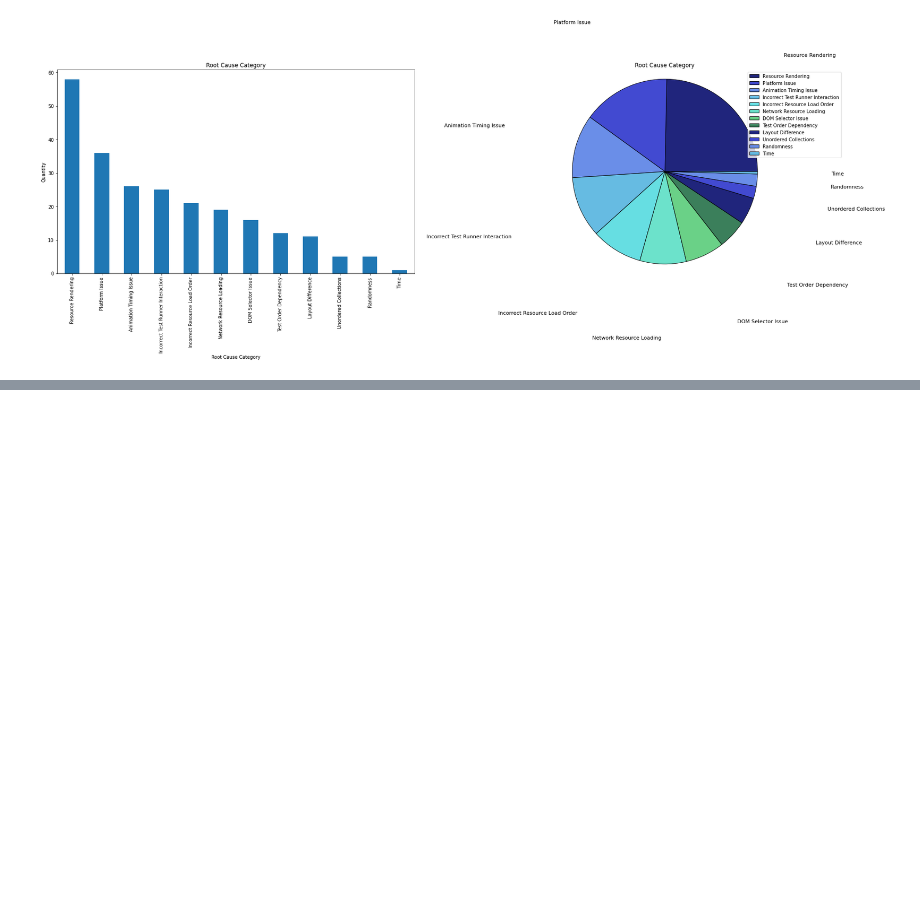
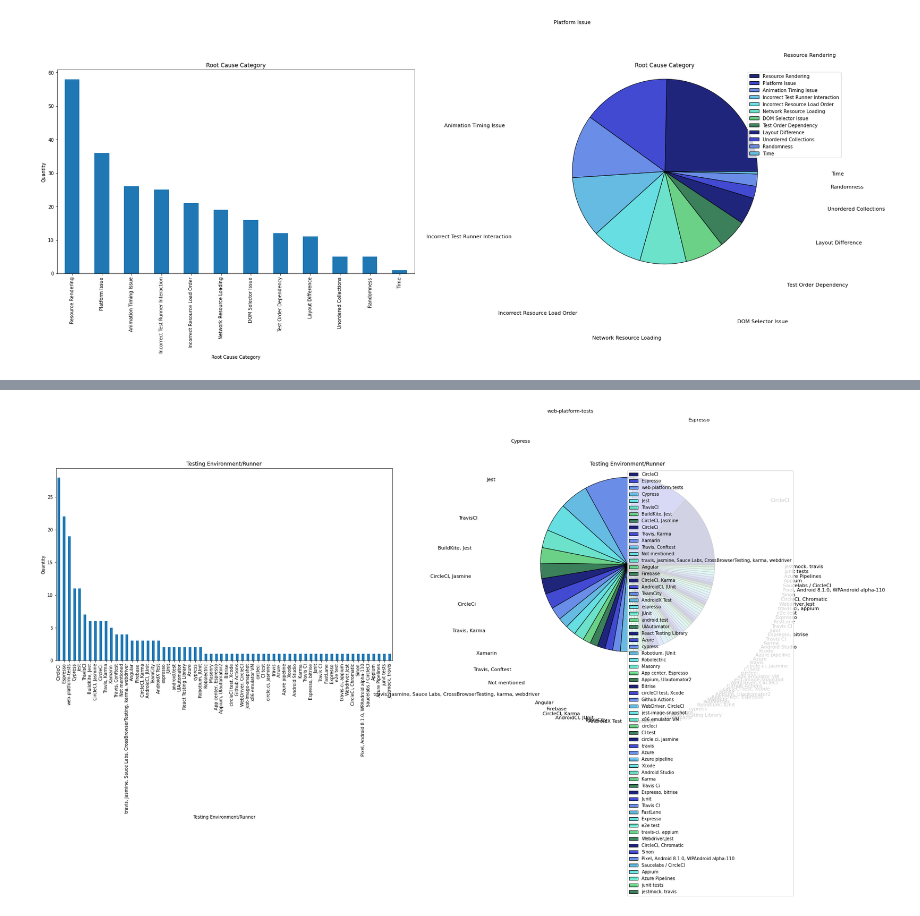
Before and after one commit to sorattorafa/ui-flakies-visualization, a Jupyter notebook: bars_and_pies.ipynb, the cells around one changed output, grey strips where cells are left out. Cells and saved outputs as stored; diff of their text form; code cells hidden in the pictures; blank space fills up the shorter version.

```diff
--- a/bars_and_pies.ipynb
+++ b/bars_and_pies.ipynb
@@ -47,0 +48,4 @@ make_quantity_plots(dataset, 'Manifestation Category', 'Manifestation Category')
+# %%
+make_quantity_plots(dataset, 'Testing Environment/Runner', 'Testing Environment/Runner')
+# %% [output]
+[figure, added]
```
Also changed, not shown: parts of 2 cells of this notebook, 2 other files.
